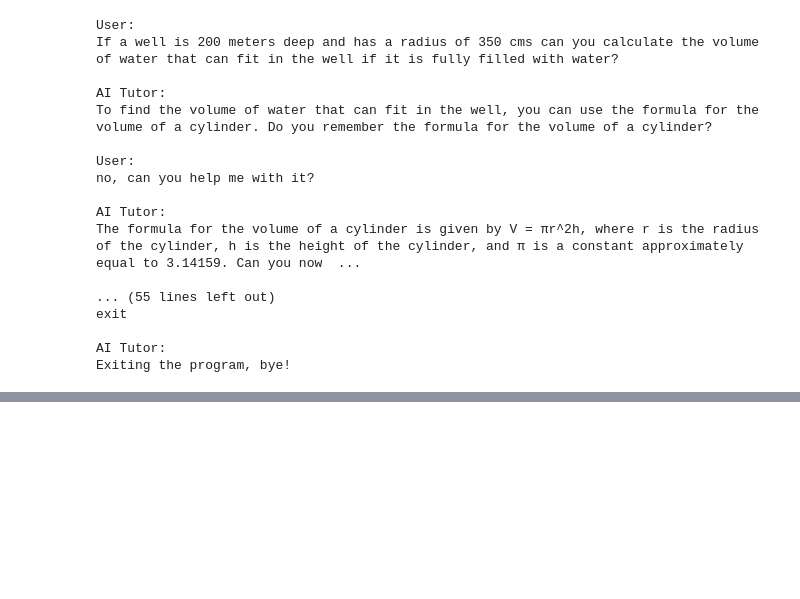
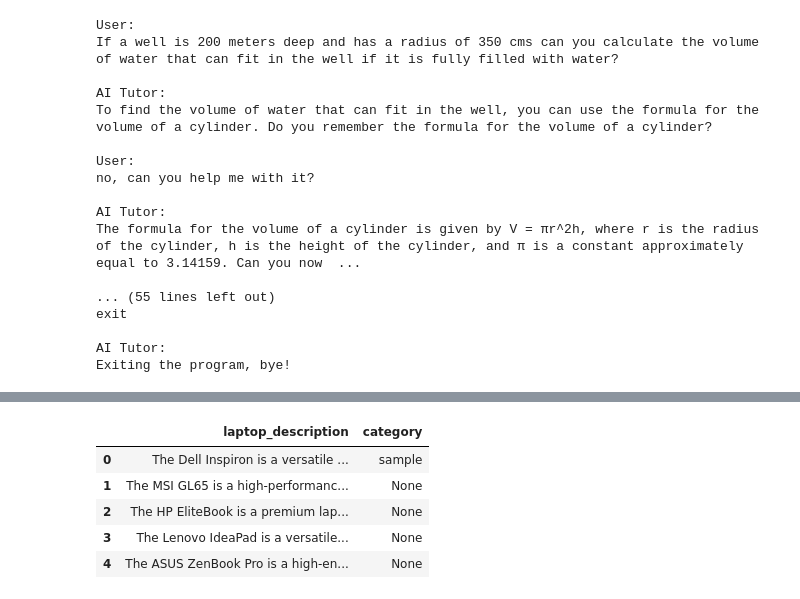
Before and after one commit to avinashtadavarthy/gen-ai-practice, a Jupyter notebook: shopassistAI/practice_shopassist.ipynb, the cells around one changed output, grey strips where cells are left out. Cells and saved outputs as stored; diff of their text form; code cells hidden in the pictures; blank space fills up the shorter version.

```diff
--- a/shopassistAI/practice_shopassist.ipynb
+++ b/shopassistAI/practice_shopassist.ipynb
@@ -192,0 +287,10 @@ Exiting the program, bye!
+# %%
+df['category'][0] = "sample"
+df.head()
+# %% [output]
+|  | laptop_description | category |
+| 0 | The Dell Inspiron is a versatile ... | sample |
+| 1 | The MSI GL65 is a high-performanc... | None |
+| 2 | The HP EliteBook is a premium lap... | None |
+| 3 | The Lenovo IdeaPad is a versatile... | None |
+| 4 | The ASUS ZenBook Pro is a high-en... | None |
```
Also changed, not shown: parts of 34 cells of this notebook.
